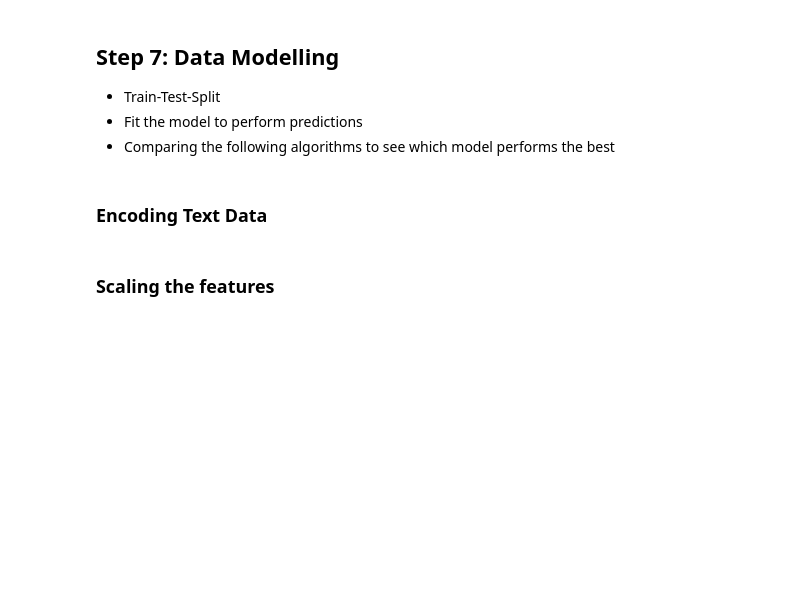
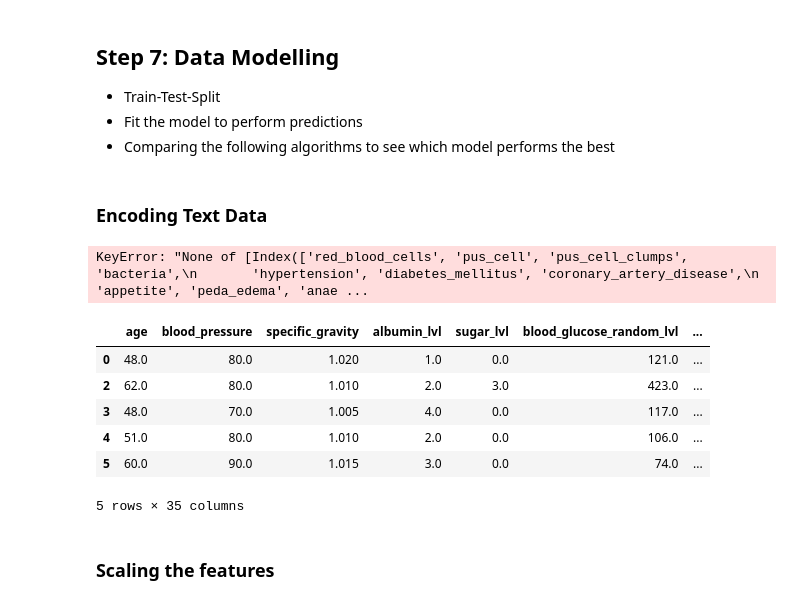
Before and after one commit to SimranS22/Kidney-Disease-Prediction-Model, a Jupyter notebook: Notebook/kidney-disease-prediction-model.ipynb, the cells around one changed output. Cells and saved outputs as stored; diff of their text form; code cells hidden in the pictures; blank space fills up the shorter version.

```diff
--- a/Notebook/kidney-disease-prediction-model.ipynb
+++ b/Notebook/kidney-disease-prediction-model.ipynb
@@ -423,3 +419,18 @@ plt.show()
+# %%
+df = pd.get_dummies(df,columns = ['red_blood_cells','pus_cell','pus_cell_clumps', 'bacteria','hypertension', 'diabetes_mellitus','coronary_artery_disease', 'appetite', 'peda_edema',
+              'anaemia',])
+# %% [output]
+KeyError: "None of [Index(['red_blood_cells', 'pus_cell', 'pus_cell_clumps', 'bacteria',\n       'hypertension', 'diabetes_mellitus', 'coronary_artery_disease',\n       'appetite', 'peda_edema', 'anae ...
+# %%
+df.head()
+# %% [output]
+|  | age | blood_pressure | specific_gravity | albumin_lvl | sugar_lvl | blood_glucose_random_lvl | ... |
+| 0 | 48.0 | 80.0 | 1.020 | 1.0 | 0.0 | 121.0 | ... |
+| 2 | 62.0 | 80.0 | 1.010 | 2.0 | 3.0 | 423.0 | ... |
+| 3 | 48.0 | 70.0 | 1.005 | 4.0 | 0.0 | 117.0 | ... |
+| 4 | 51.0 | 80.0 | 1.010 | 2.0 | 0.0 | 106.0 | ... |
+| 5 | 60.0 | 90.0 | 1.015 | 3.0 | 0.0 | 74.0 | ... |
+5 rows × 35 columns
 # %% [markdown]
 ### Scaling the features
 # %%
```
Also changed, not shown: parts of 2 cells of this notebook.
